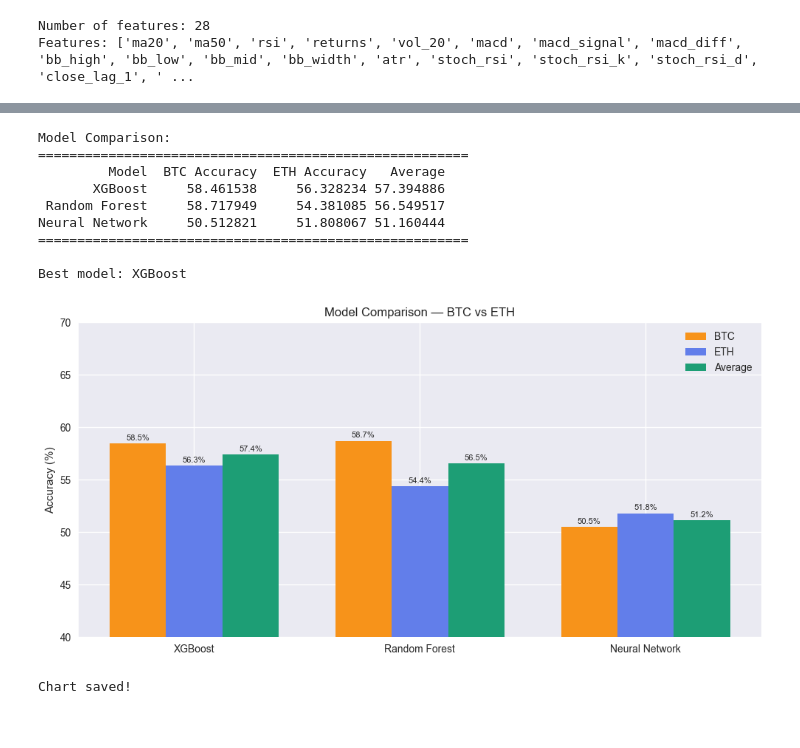
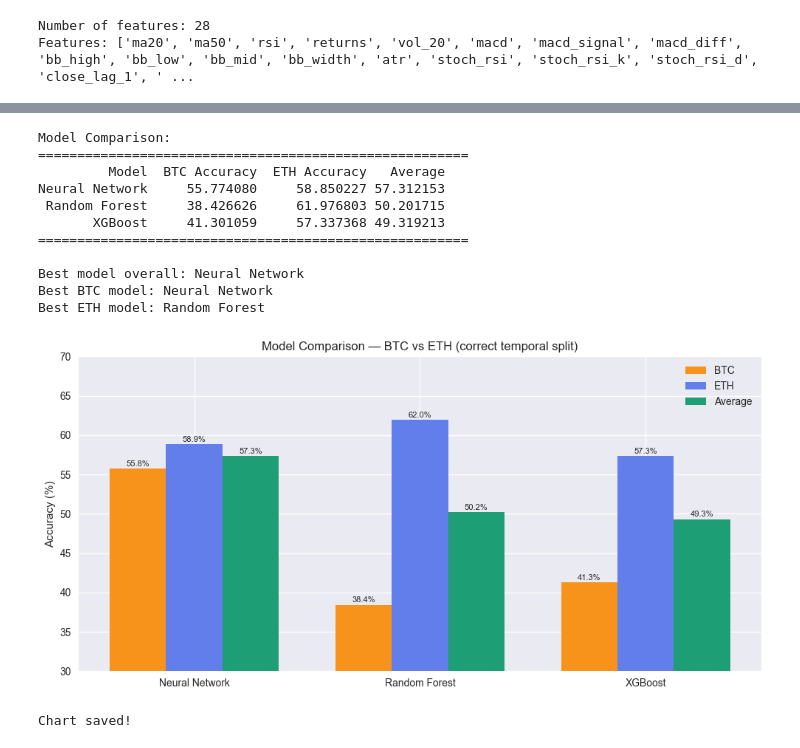
Before and after one commit to nabil-kh11/crypto-trading-bot, a Jupyter notebook: notebooks/02_ml_training.ipynb, the cells around one changed output, grey strips where cells are left out. Cells and saved outputs as stored; diff of their text form; code cells hidden in the pictures.

```diff
--- a/notebooks/02_ml_training.ipynb
+++ b/notebooks/02_ml_training.ipynb
@@ -46,9 +59,6 @@ ETH dataset:
 # %%
-# Columns to drop (not useful for ML)
 DROP_COLS = ['timestamp', 'open', 'high', 'low', 'close', 'volume', 'future_return']
-
-# Features and target
-FEATURE_COLS = [c for c in btc_df.columns if c not in DROP_COLS + ['label']]
+FEATURE_COLS = [c for c in btc_train.columns if c not in DROP_COLS + ['label']]
 TARGET_COL = 'label'
 
 print(f"Number of features: {len(FEATURE_COLS)}")
@@ -267,5 +258,4 @@ weighted avg       0.43      0.52      0.41      1438
 # %%
-# Summary comparison
 results = {
     'Model': ['Random Forest', 'XGBoost', 'Neural Network'],
     'BTC Accuracy': [
@@ -287,44 +277,45 @@ results_df = results_df.sort_values('Average', ascending=False).reset_index(drop
 print("Model Comparison:")
 print("="*55)
 print(results_df.to_string(index=False))
 print("="*55)
-print(f"\nBest model: {results_df.iloc[0]['Model']}")
+print(f"\nBest model overall: {results_df.iloc[0]['Model']}")
+print(f"Best BTC model: {results_df.loc[results_df['BTC Accuracy'].idxmax(), 'Model']}")
+print(f"Best ETH model: {results_df.loc[results_df['ETH Accuracy'].idxmax(), 'Model']}")
 
 # Plot
 fig, ax = plt.subplots(figsize=(10, 5))
 x = np.arange(3)
 width = 0.25
 bars1 = ax.bar(x - width, results_df['BTC Accuracy'], width, label='BTC', color='#F7931A')
 bars2 = ax.bar(x,         results_df['ETH Accuracy'], width, label='ETH', color='#627EEA')
 bars3 = ax.bar(x + width, results_df['Average'],      width, label='Average', color='#1D9E75')
-
 ax.set_ylabel('Accuracy (%)')
-ax.set_title('Model Comparison — BTC vs ETH')
+ax.set_title('Model Comparison — BTC vs ETH (correct temporal split)')
 ax.set_xticks(x)
 ax.set_xticklabels(results_df['Model'])
 ax.legend()
-ax.set_ylim(40, 70)
-
+ax.set_ylim(30, 70)
 for bars in [bars1, bars2, bars3]:
     for bar in bars:
         ax.text(bar.get_x() + bar.get_width()/2, bar.get_height() + 0.3,
                 f'{bar.get_height():.1f}%', ha='center', fontsize=8)
-
 plt.tight_layout()
 plt.savefig('../docs/diagrams/model_comparison.png', dpi=150, bbox_inches='tight')
 plt.show()
 print("Chart saved!")
 # %% [output]
 Model Comparison:
 =======================================================
          Model  BTC Accuracy  ETH Accuracy   Average
-       XGBoost     58.461538     56.328234 57.394886
- Random Forest     58.717949     54.381085 56.549517
-Neural Network     50.512821     51.808067 51.160444
+Neural Network     55.774080     58.850227 57.312153
+ Random Forest     38.426626     61.976803 50.201715
+       XGBoost     41.301059     57.337368 49.319213
 =======================================================
 
-Best model: XGBoost
+Best model overall: Neural Network
+Best BTC model: Neural Network
+Best ETH model: Random Forest
-[figure, old version]
+[figure, new version]
 Chart saved!
 # %%
 import joblib
```
Also changed, not shown: parts of 8 cells of this notebook, 7 other files.
